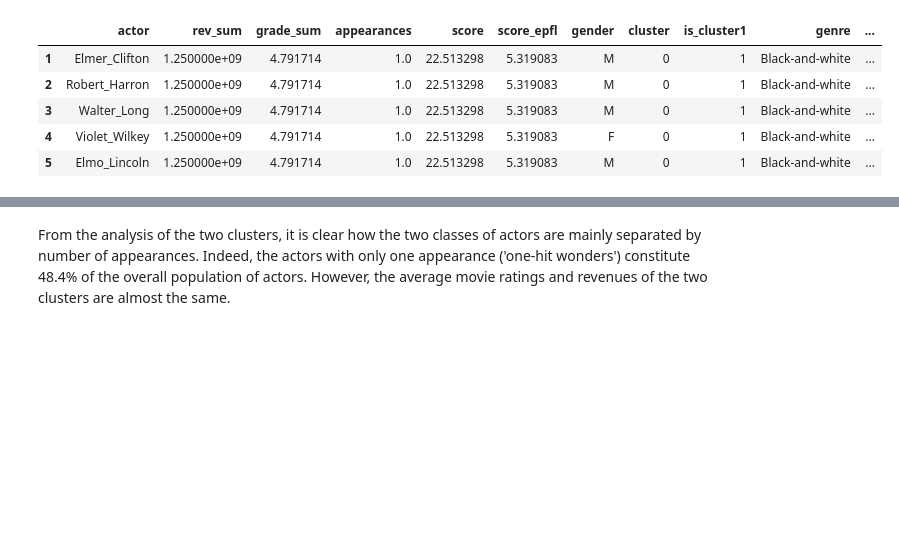
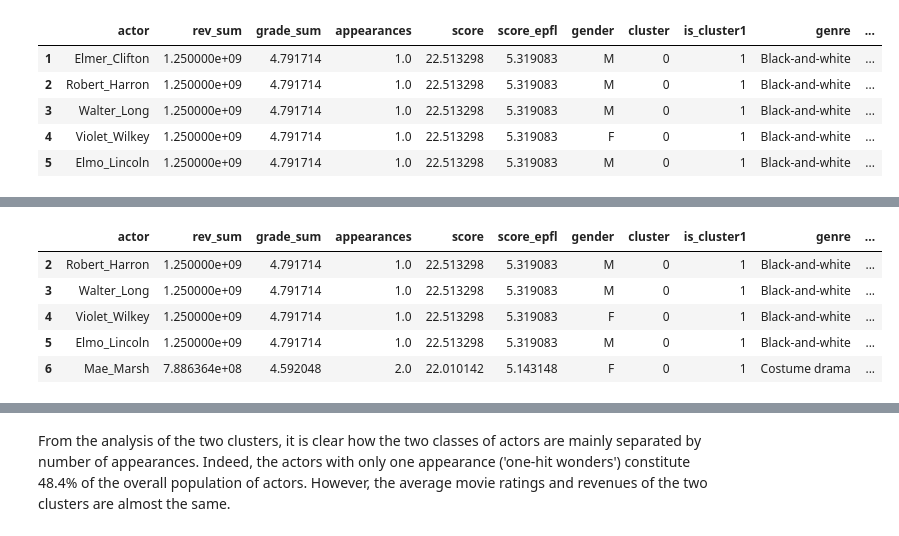
Before and after one commit to louisleger/ada-final-project, a Jupyter notebook: src/star_score.ipynb, the cells around one changed output, grey strips where cells are left out. Cells and saved outputs as stored; diff of their text form; code cells hidden in the pictures; blank space fills up the shorter version.

```diff
--- a/src/star_score.ipynb
+++ b/src/star_score.ipynb
@@ -484,0 +546,9 @@ ds.head()
+# %%
+balanced_ds.head()
+# %% [output]
+|  | actor | rev_sum | grade_sum | appearances | score | score_epfl | gender | cluster | is_cluster1 | genre | ... |
+| 2 | Robert_Harron | 1.250000e+09 | 4.791714 | 1.0 | 22.513298 | 5.319083 | M | 0 | 1 | Black-and-white | ... |
+| 3 | Walter_Long | 1.250000e+09 | 4.791714 | 1.0 | 22.513298 | 5.319083 | M | 0 | 1 | Black-and-white | ... |
+| 4 | Violet_Wilkey | 1.250000e+09 | 4.791714 | 1.0 | 22.513298 | 5.319083 | F | 0 | 1 | Black-and-white | ... |
+| 5 | Elmo_Lincoln | 1.250000e+09 | 4.791714 | 1.0 | 22.513298 | 5.319083 | M | 0 | 1 | Black-and-white | ... |
+| 6 | Mae_Marsh | 7.886364e+08 | 4.592048 | 2.0 | 22.010142 | 5.143148 | F | 0 | 1 | Costume drama | ... |
```
Also changed, not shown: parts of 33 cells of this notebook, 3 other files.
